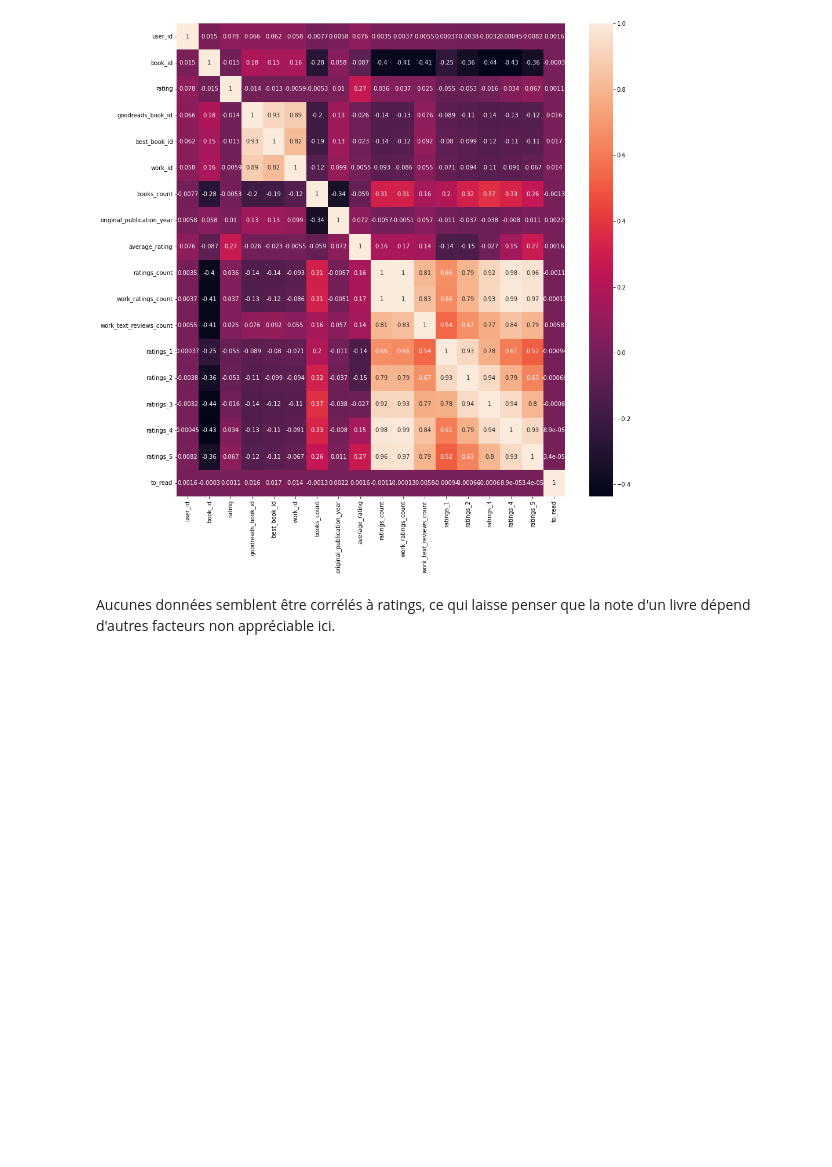
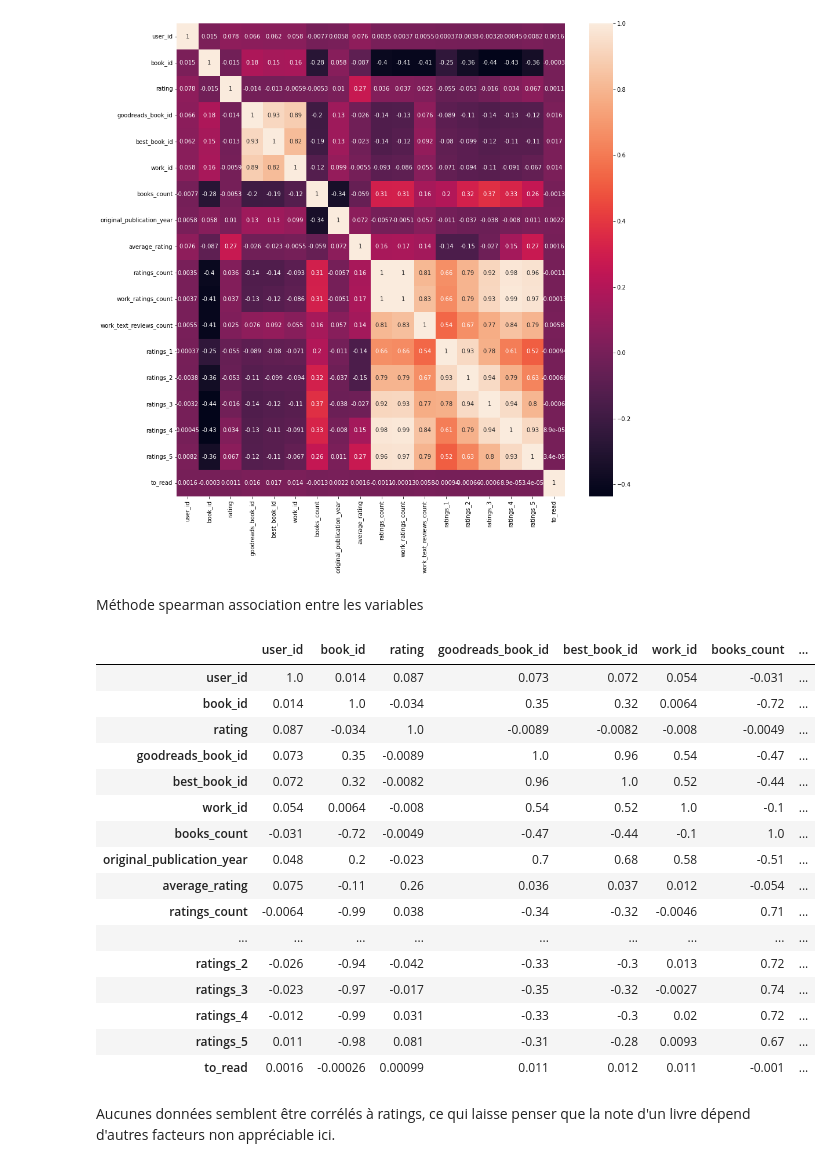
Before and after one commit to SimplonAI/books, a Jupyter notebook: analyse.ipynb, the cells around one changed output. Cells and saved outputs as stored; diff of their text form; code cells hidden in the pictures; blank space fills up the shorter version.

Commit message:
Thursday work
Co-authored-by: BRAKOUL <BRAKOUL@users.noreply.github.com>
Co-authored-by: marieS06 <marieS06@users.noreply.github.com>

```diff
--- a/analyse.ipynb
+++ b/analyse.ipynb
@@ -397,0 +429,2 @@ Name: language_code, dtype: int64
+# %%
+data['original_publication_year'] = data['original_publication_year'].astype("Int64")
@@ -517,6 +565,28 @@ sn.heatmap(data.corr(), annot=True)
 # %% [output]
 <AxesSubplot:>
 [figure]
+# %% [markdown]
+Méthode spearman association entre les variables
+# %%
+data.corr(method='spearman').style.format("{:.2}")
+# %% [output]
+|  | user_id | book_id | rating | goodreads_book_id | best_book_id | work_id | books_count | ... |
+| user_id | 1.0 | 0.014 | 0.087 | 0.073 | 0.072 | 0.054 | -0.031 | ... |
+| book_id | 0.014 | 1.0 | -0.034 | 0.35 | 0.32 | 0.0064 | -0.72 | ... |
+| rating | 0.087 | -0.034 | 1.0 | -0.0089 | -0.0082 | -0.008 | -0.0049 | ... |
+| goodreads_book_id | 0.073 | 0.35 | -0.0089 | 1.0 | 0.96 | 0.54 | -0.47 | ... |
+| best_book_id | 0.072 | 0.32 | -0.0082 | 0.96 | 1.0 | 0.52 | -0.44 | ... |
+| work_id | 0.054 | 0.0064 | -0.008 | 0.54 | 0.52 | 1.0 | -0.1 | ... |
+| books_count | -0.031 | -0.72 | -0.0049 | -0.47 | -0.44 | -0.1 | 1.0 | ... |
+| original_publication_year | 0.048 | 0.2 | -0.023 | 0.7 | 0.68 | 0.58 | -0.51 | ... |
+| average_rating | 0.075 | -0.11 | 0.26 | 0.036 | 0.037 | 0.012 | -0.054 | ... |
+| ratings_count | -0.0064 | -0.99 | 0.038 | -0.34 | -0.32 | -0.0046 | 0.71 | ... |
+| ... | ... | ... | ... | ... | ... | ... | ... | ... |
+| ratings_2 | -0.026 | -0.94 | -0.042 | -0.33 | -0.3 | 0.013 | 0.72 | ... |
+| ratings_3 | -0.023 | -0.97 | -0.017 | -0.35 | -0.32 | -0.0027 | 0.74 | ... |
+| ratings_4 | -0.012 | -0.99 | 0.031 | -0.33 | -0.3 | 0.02 | 0.72 | ... |
+| ratings_5 | 0.011 | -0.98 | 0.081 | -0.31 | -0.28 | 0.0093 | 0.67 | ... |
+| to_read | 0.0016 | -0.00026 | 0.00099 | 0.011 | 0.012 | 0.011 | -0.001 | ... |
 # %% [markdown]
 Aucunes données semblent être corrélés à ratings, ce qui laisse penser que la note d'un livre dépend d'autres facteurs non appréciable ici.
 # %% [markdown]
```
Also changed, not shown: parts of 28 cells of this notebook, 7 other files.
